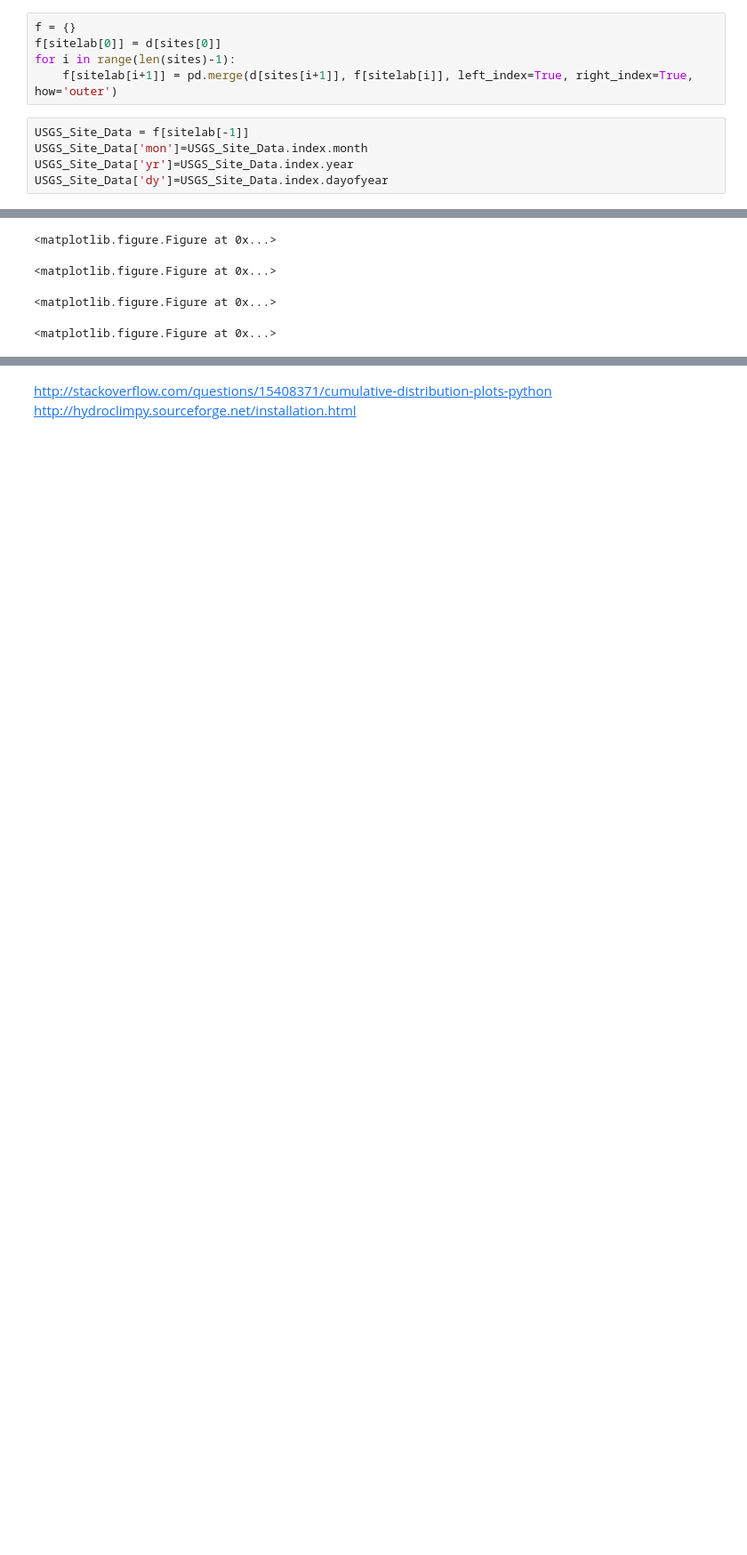
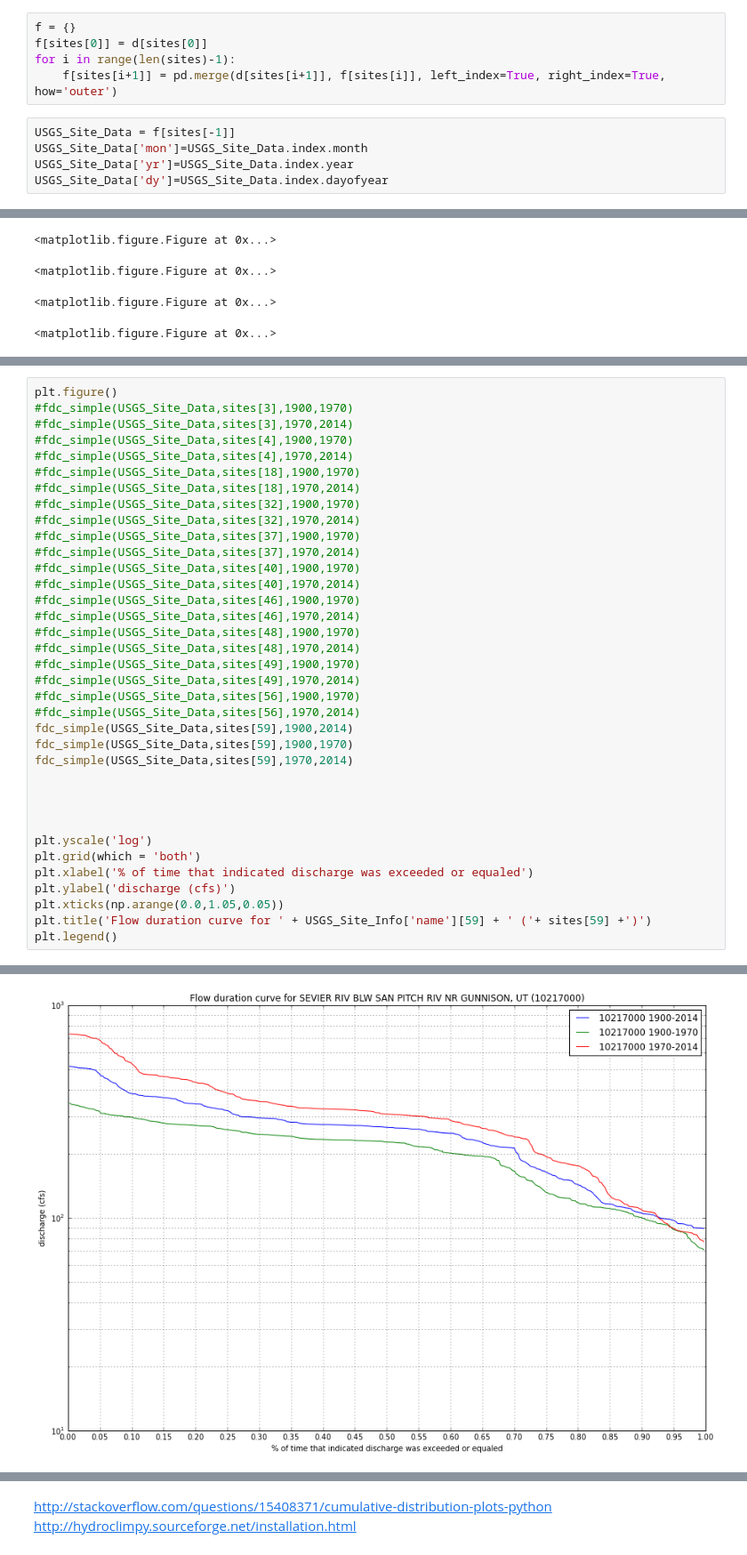
Before and after one commit to inkenbrandt/IPython, a Jupyter notebook: USGS_Surface_Flow.ipynb, the cells around one changed output, grey strips where cells are left out. Shown at 89% size. Drawn from its saved outputs; the diff is of its cells as text; blank space fills up the shorter version.

```diff
--- a/USGS_Surface_Flow.ipynb
+++ b/USGS_Surface_Flow.ipynb
@@ -92,10 +276,10 @@ INFO:ulmo.usgs.nwis.core:processing data from request: http://waterservices.usgs
 # %%
 f = {}
-f[sitelab[0]] = d[sites[0]]
+f[sites[0]] = d[sites[0]]
 for i in range(len(sites)-1):
-    f[sitelab[i+1]] = pd.merge(d[sites[i+1]], f[sitelab[i]], left_index=True, right_index=True, how='outer')
+    f[sites[i+1]] = pd.merge(d[sites[i+1]], f[sites[i]], left_index=True, right_index=True, how='outer')
 # %%
-USGS_Site_Data = f[sitelab[-1]]
+USGS_Site_Data = f[sites[-1]]
 USGS_Site_Data['mon']=USGS_Site_Data.index.month
 USGS_Site_Data['yr']=USGS_Site_Data.index.year
 USGS_Site_Data['dy']=USGS_Site_Data.index.dayofyear
@@ -234,0 +465,37 @@ from matplotlib import cm
+# %%
+plt.figure()
+#fdc_simple(USGS_Site_Data,sites[3],1900,1970)
+#fdc_simple(USGS_Site_Data,sites[3],1970,2014)
+#fdc_simple(USGS_Site_Data,sites[4],1900,1970)
+#fdc_simple(USGS_Site_Data,sites[4],1970,2014)
+#fdc_simple(USGS_Site_Data,sites[18],1900,1970)
+#fdc_simple(USGS_Site_Data,sites[18],1970,2014)
+#fdc_simple(USGS_Site_Data,sites[32],1900,1970)
+#fdc_simple(USGS_Site_Data,sites[32],1970,2014)
+#fdc_simple(USGS_Site_Data,sites[37],1900,1970)
+#fdc_simple(USGS_Site_Data,sites[37],1970,2014)
+#fdc_simple(USGS_Site_Data,sites[40],1900,1970)
+#fdc_simple(USGS_Site_Data,sites[40],1970,2014)
+#fdc_simple(USGS_Site_Data,sites[46],1900,1970)
+#fdc_simple(USGS_Site_Data,sites[46],1970,2014)
+#fdc_simple(USGS_Site_Data,sites[48],1900,1970)
+#fdc_simple(USGS_Site_Data,sites[48],1970,2014)
+#fdc_simple(USGS_Site_Data,sites[49],1900,1970)
+#fdc_simple(USGS_Site_Data,sites[49],1970,2014)
+#fdc_simple(USGS_Site_Data,sites[56],1900,1970)
+#fdc_simple(USGS_Site_Data,sites[56],1970,2014)
+fdc_simple(USGS_Site_Data,sites[59],1900,2014)
+fdc_simple(USGS_Site_Data,sites[59],1900,1970)
+fdc_simple(USGS_Site_Data,sites[59],1970,2014)
+
+
+
+
+plt.yscale('log')
+plt.grid(which = 'both')
+plt.xlabel('% of time that indicated discharge was exceeded or equaled')
+plt.ylabel('discharge (cfs)')
+plt.xticks(np.arange(0.0,1.05,0.05))
+plt.title('Flow duration curve for ' + USGS_Site_Info['name'][59] + ' ('+ sites[59] +')')
+plt.legend()
+# %% [output]
@@ -234,0 +503 @@ from matplotlib import cm
+[figure, added]
```
Also changed, not shown: parts of 48 cells of this notebook.
